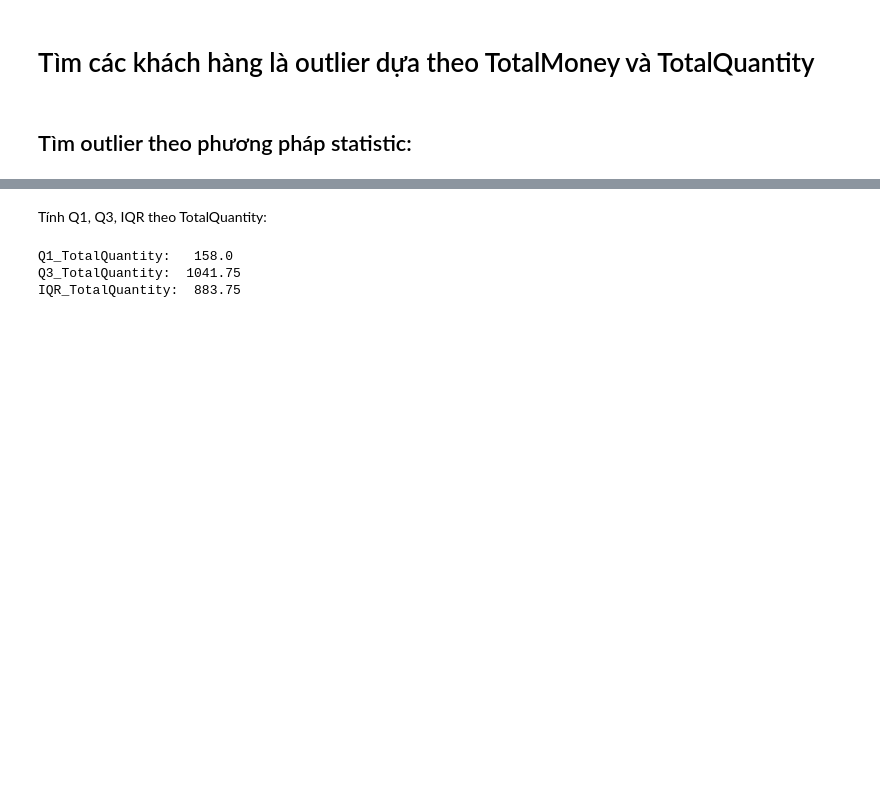
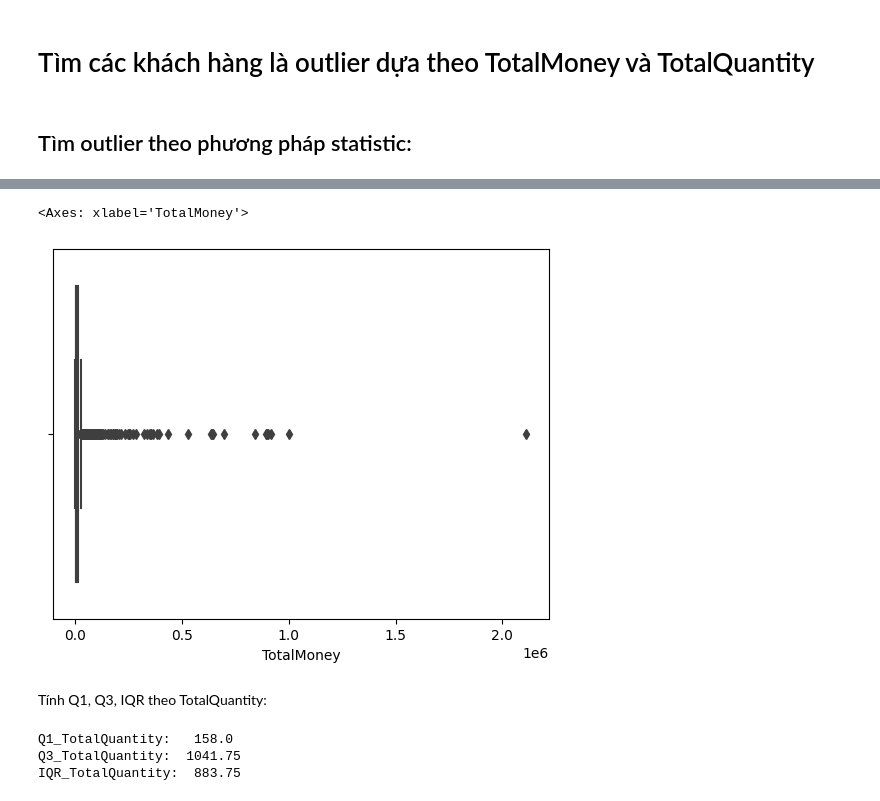
Before and after one commit to n0aHVN/Uni_DataMining_Final, a Jupyter notebook: Code.ipynb, the cells around one changed output, grey strips where cells are left out. Saved outputs shown, nothing was run; the diff lists cells and outputs as text; code cells hidden in the pictures; blank space fills up the shorter version.

```diff
--- a/Code.ipynb
+++ b/Code.ipynb
@@ -189,3 +189,8 @@ sb.boxplot(x='TotalQuantity',data=customer_quantity_money)
+# %%
+sb.boxplot(x='TotalMoney',data=customer_quantity_money)
+# %% [output]
+<Axes: xlabel='TotalMoney'>
+[figure, added]
 # %% [markdown]
 Tính Q1, Q3, IQR theo TotalQuantity:
 # %%
```
Also changed, not shown: parts of 30 cells of this notebook, 4 other files.
